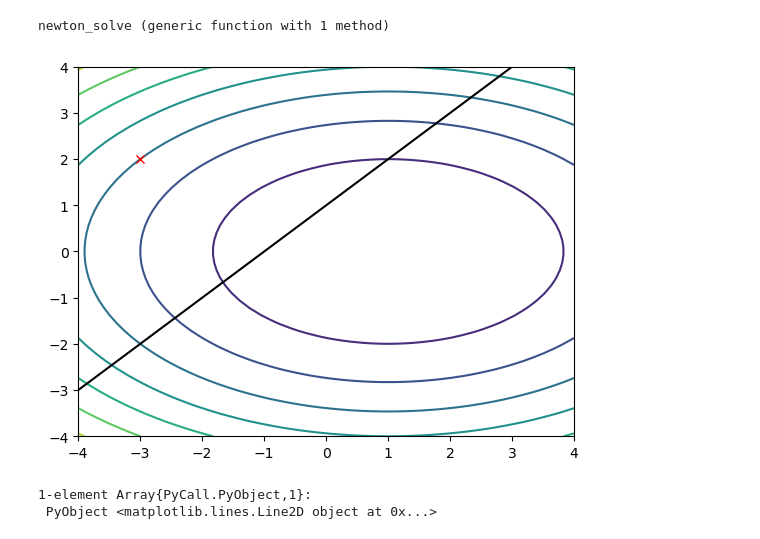
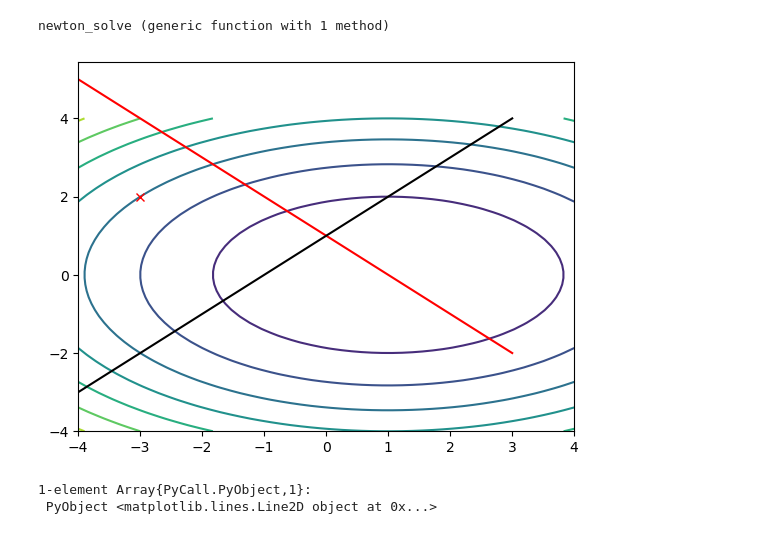
Before and after one commit to YunxiTang/Julia_Code, a Jupyter notebook: CMU_Optimal_Control/inequality_constraint.ipynb, the cells around one changed output. Drawn from its saved outputs; the diff is of its cells as text; code cells hidden in the pictures.

```diff
--- a/CMU_Optimal_Control/inequality_constraint.ipynb
+++ b/CMU_Optimal_Control/inequality_constraint.ipynb
@@ -47,7 +47,8 @@ function plot_landscape()
     contour(Xsamp,Ysamp,Zsamp)
 
     xc = LinRange(-4,3,Nsamp)
-    plot(xc,xc.+1,"k")
+    plot(xc, -xc.+ 1.0,"r")
+    plot(xc, xc .+ 1,"k")
 end
 
 plot_landscape()
@@ -92,12 +97,12 @@ end
 newton_solve (generic function with 1 method)
 # %%
 xguess = [-3; 2]
-λguess = [0.0]
+λguess = [0.0;0.0]
 ρ = 1.0
 plot_landscape()
 plot(xguess[1], xguess[2], "rx")
 # %% [output]
-[figure, old version]
+[figure, new version]
 1-element Array{PyCall.PyObject,1}:
  PyObject <matplotlib.lines.Line2D object at 0x...>
 # %%
```
Also changed, not shown: parts of 6 cells of this notebook.
